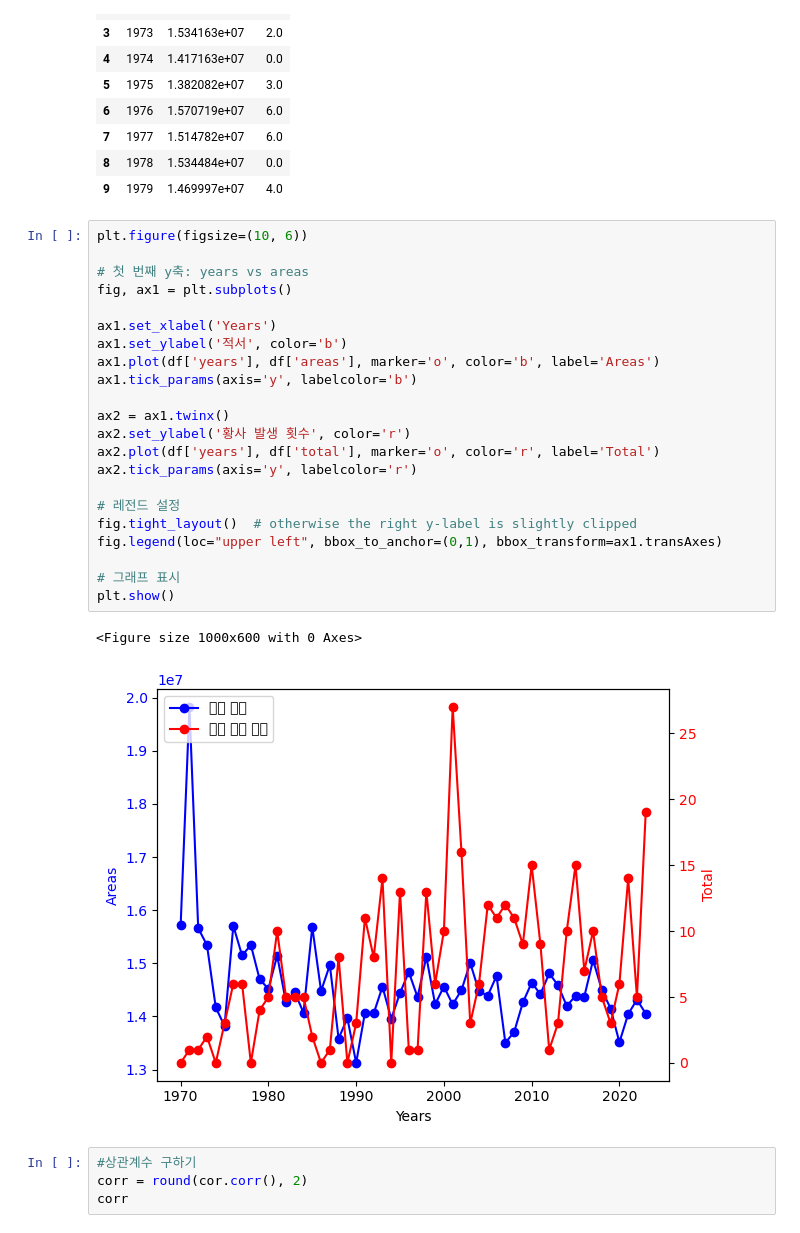
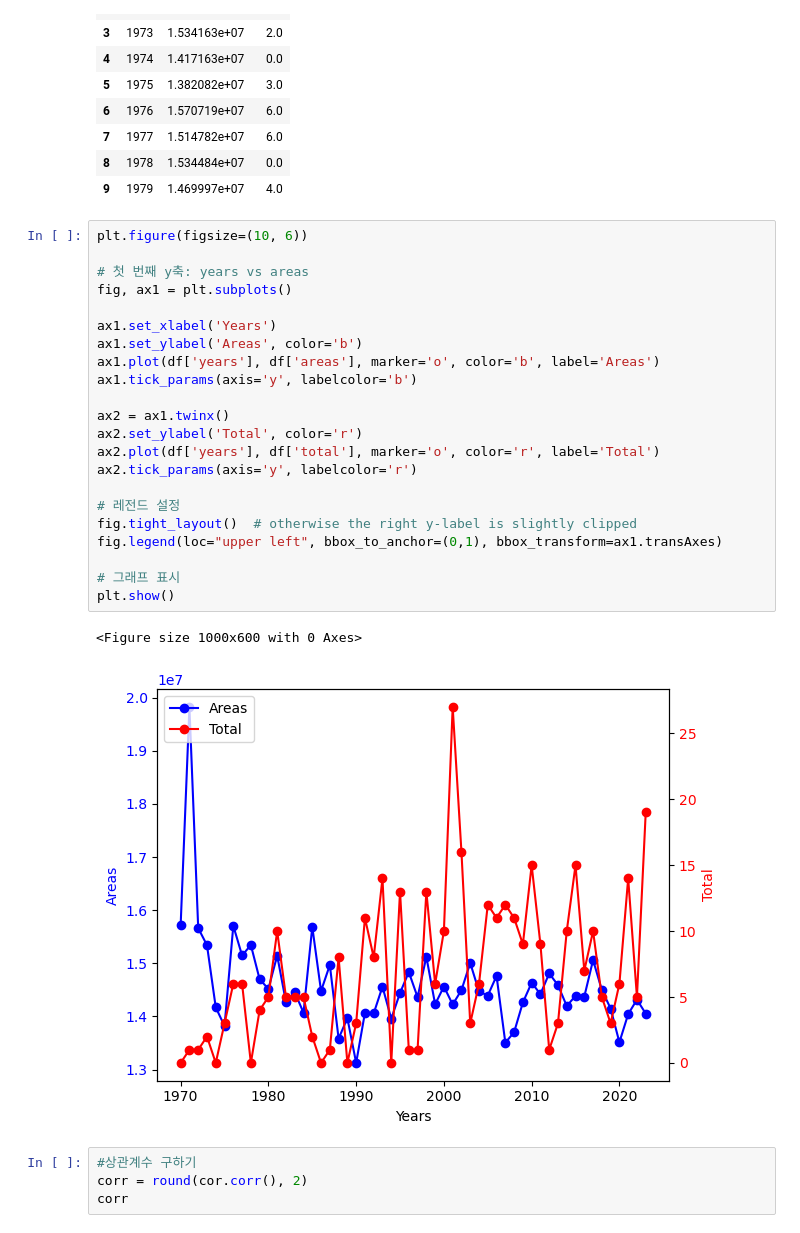
Before and after one commit to mxcoogi/dust_storm, a Jupyter notebook: Untitled.ipynb, the cells around one changed output. Cells and saved outputs as stored; diff of their text form.

```diff
--- a/Untitled.ipynb
+++ b/Untitled.ipynb
@@ -220,28 +220,28 @@ cor[:10]
 # %%
 plt.figure(figsize=(10, 6))
 
 # 첫 번째 y축: years vs areas
 fig, ax1 = plt.subplots()
 
 ax1.set_xlabel('Years')
-ax1.set_ylabel('적서', color='b')
+ax1.set_ylabel('Areas', color='b')
 ax1.plot(df['years'], df['areas'], marker='o', color='b', label='Areas')
 ax1.tick_params(axis='y', labelcolor='b')
 
 ax2 = ax1.twinx()
-ax2.set_ylabel('황사 발생 횟수', color='r')
+ax2.set_ylabel('Total', color='r')
 ax2.plot(df['years'], df['total'], marker='o', color='r', label='Total')
 ax2.tick_params(axis='y', labelcolor='r')
 
 # 레전드 설정
 fig.tight_layout()  # otherwise the right y-label is slightly clipped
 fig.legend(loc="upper left", bbox_to_anchor=(0,1), bbox_transform=ax1.transAxes)
 
 # 그래프 표시
 plt.show()
 # %% [output]
 <Figure size 1000x600 with 0 Axes>
-[figure, old version]
+[figure, new version]
 # %%
 #상관계수 구하기
 corr = round(cor.corr(), 2)
```
Also changed, not shown: parts of 1 cell of this notebook, 1 other file.
